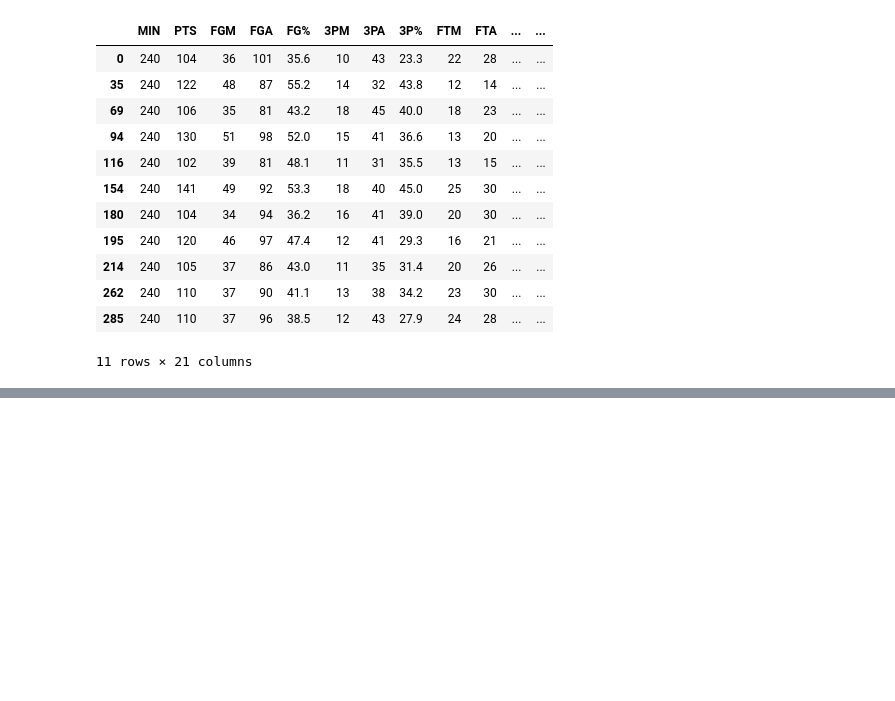
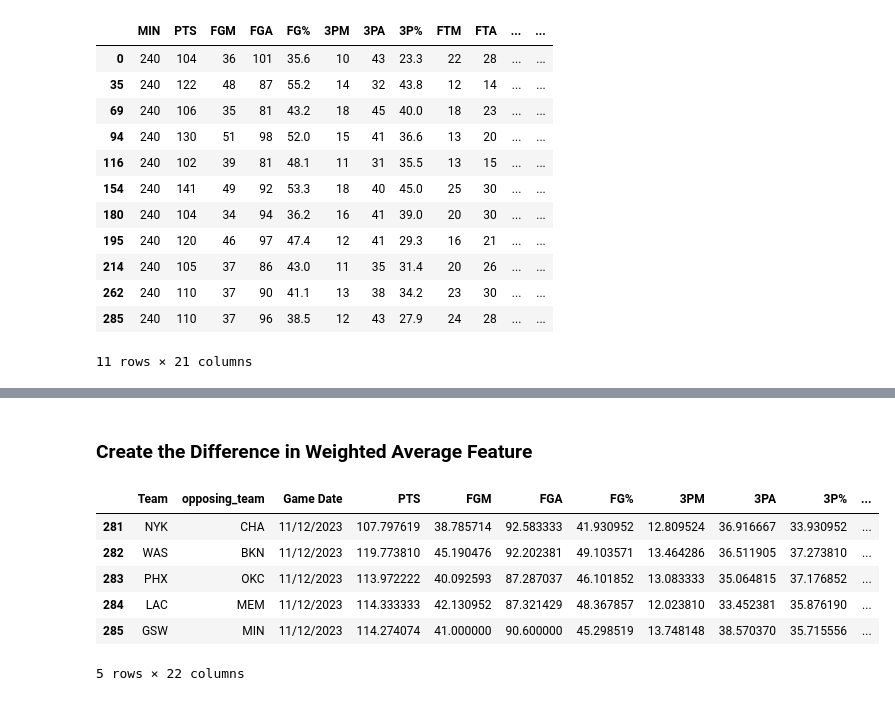
Before and after one commit to stephenfujiwara/STATS-101C-Final-Project, a Jupyter notebook: notebook.ipynb, the cells around one changed output, grey strips where cells are left out. Drawn from its saved outputs; the diff is of its cells as text; code cells hidden in the pictures; blank space fills up the shorter version.

```diff
--- a/notebook.ipynb
+++ b/notebook.ipynb
@@ -175,0 +206,22 @@ gsw_stats
+# %% [markdown]
+### Create the Difference in Weighted Average Feature
+# %%
+# compute rolling weighted average game stats for each team
+
+rolling_weighted_average_game_stats = (
+    before.groupby("Team") # group by team
+    .apply(lambda group: group.sort_values(by = "Game Date")[game_stats_columns]
+           .shift(1).expanding().apply(lambda window: weighted_average(window[1:]))
+        )
+    .reset_index(level = 0, drop = True)
+)
+rolling_weighted_average_data = pd.concat([before[["Team", "opposing_team", "Game Date"]], rolling_weighted_average_game_stats], axis = 1)
+rolling_weighted_average_data.tail()
+# %% [output]
+|  | Team | opposing_team | Game Date | PTS | FGM | FGA | FG% | 3PM | 3PA | 3P% | ... |
+| 281 | NYK | CHA | 11/12/2023 | 107.797619 | 38.785714 | 92.583333 | 41.930952 | 12.809524 | 36.916667 | 33.930952 | ... |
+| 282 | WAS | BKN | 11/12/2023 | 119.773810 | 45.190476 | 92.202381 | 49.103571 | 13.464286 | 36.511905 | 37.273810 | ... |
+| 283 | PHX | OKC | 11/12/2023 | 113.972222 | 40.092593 | 87.287037 | 46.101852 | 13.083333 | 35.064815 | 37.176852 | ... |
+| 284 | LAC | MEM | 11/12/2023 | 114.333333 | 42.130952 | 87.321429 | 48.367857 | 12.023810 | 33.452381 | 35.876190 | ... |
+| 285 | GSW | MIN | 11/12/2023 | 114.274074 | 41.000000 | 90.600000 | 45.298519 | 13.748148 | 38.570370 | 35.715556 | ... |
+5 rows × 22 columns
```
Also changed, not shown: parts of 27 cells of this notebook.
